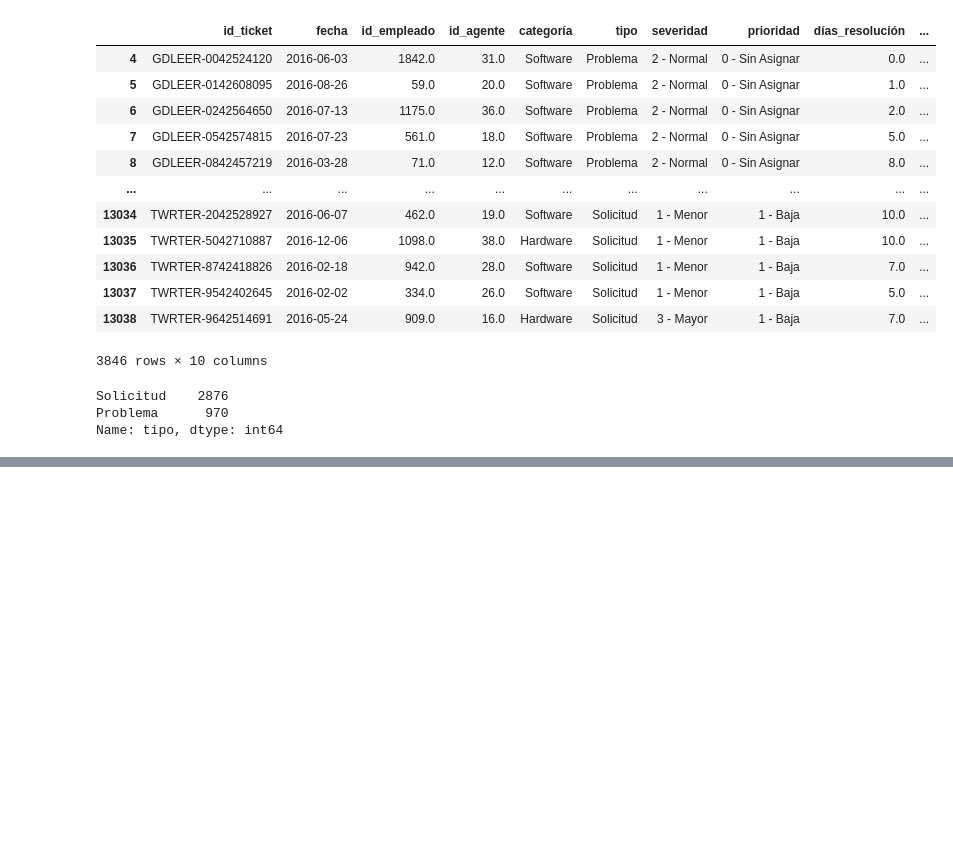
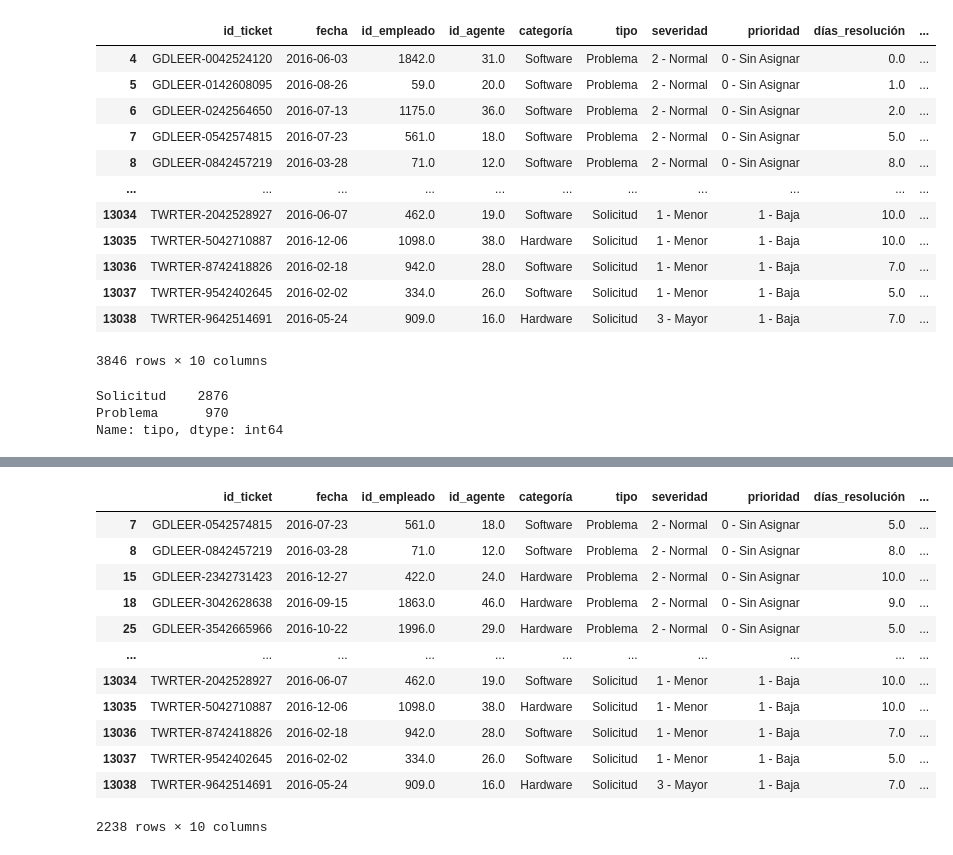
Before and after one commit to anane3373/PromoE-DA-Modulo2-sprint1-AnaIsabel-AnaG-Victoria, a Jupyter notebook: Pair4Pandas.ipynb, the cells around one changed output, grey strips where cells are left out. Drawn from its saved outputs; the diff is of its cells as text; code cells hidden in the pictures; blank space fills up the shorter version.

```diff
--- a/Pair4Pandas.ipynb
+++ b/Pair4Pandas.ipynb
@@ -114,6 +182,23 @@ TypeError: '>' not supported between instances of 'str' and 'int'
 # %%
 #Nuestro jefe quiere seguir buscando patrones y quiere saber si existe una relación entre el número de días
 # que tarda en cerrarse un ticket y la satisfacción de los clientes. Para eso nos pide que:
 # 5.1 Extraigamos los tickets en lo que pasaron 5 o más días en ser solucionados.
+
+dias_tickets = ejer2[ejer2["días_resolución"] >= 5.0]
+dias_tickets
+# %% [output]
+|  | id_ticket | fecha | id_empleado | id_agente | categoría | tipo | severidad | prioridad | días_resolución | ... |
+| 7 | GDLEER-0542574815 | 2016-07-23 | 561.0 | 18.0 | Software | Problema | 2 - Normal | 0 - Sin Asignar | 5.0 | ... |
+| 8 | GDLEER-0842457219 | 2016-03-28 | 71.0 | 12.0 | Software | Problema | 2 - Normal | 0 - Sin Asignar | 8.0 | ... |
+| 15 | GDLEER-2342731423 | 2016-12-27 | 422.0 | 24.0 | Hardware | Problema | 2 - Normal | 0 - Sin Asignar | 10.0 | ... |
+| 18 | GDLEER-3042628638 | 2016-09-15 | 1863.0 | 46.0 | Hardware | Problema | 2 - Normal | 0 - Sin Asignar | 9.0 | ... |
+| 25 | GDLEER-3542665966 | 2016-10-22 | 1996.0 | 29.0 | Hardware | Problema | 2 - Normal | 0 - Sin Asignar | 5.0 | ... |
+| ... | ... | ... | ... | ... | ... | ... | ... | ... | ... | ... |
+| 13034 | TWRTER-2042528927 | 2016-06-07 | 462.0 | 19.0 | Software | Solicitud | 1 - Menor | 1 - Baja | 10.0 | ... |
+| 13035 | TWRTER-5042710887 | 2016-12-06 | 1098.0 | 38.0 | Hardware | Solicitud | 1 - Menor | 1 - Baja | 10.0 | ... |
+| 13036 | TWRTER-8742418826 | 2016-02-18 | 942.0 | 28.0 | Software | Solicitud | 1 - Menor | 1 - Baja | 7.0 | ... |
+| 13037 | TWRTER-9542402645 | 2016-02-02 | 334.0 | 26.0 | Software | Solicitud | 1 - Menor | 1 - Baja | 5.0 | ... |
+| 13038 | TWRTER-9642514691 | 2016-05-24 | 909.0 | 16.0 | Hardware | Solicitud | 3 - Mayor | 1 - Baja | 7.0 | ... |
+2238 rows × 10 columns
 # %%
 #5.2 Extraigamos los tickets en los que pasaron menos de 5 días en ser solucionados.
```
Also changed, not shown: parts of 15 cells of this notebook.
